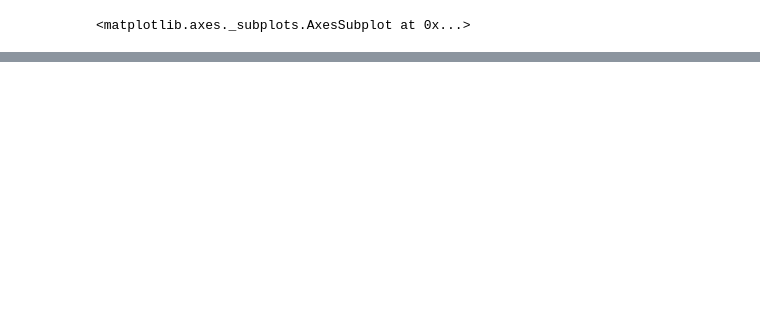
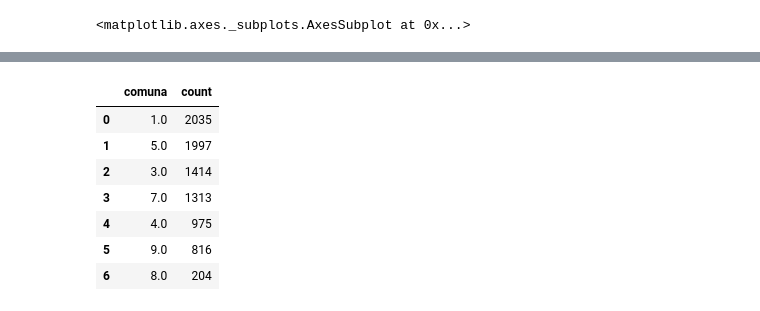
Before and after one commit to BrigliaAn/OrganizacionDeDatos, a Jupyter notebook: Tp1-Analisis-Exploratorio.ipynb, the cells around one changed output, grey strips where cells are left out. Saved outputs shown, nothing was run; the diff lists cells and outputs as text; code cells hidden in the pictures; blank space fills up the shorter version.

```diff
--- a/Tp1-Analisis-Exploratorio.ipynb
+++ b/Tp1-Analisis-Exploratorio.ipynb
@@ -551,0 +643,5 @@ s100.plot(x='surface_covered_in_m2',y='count',kind='scatter')#line
+# %%
+#g_barrio = total.groupby(['place_name','surface_covered_in_m2']).count().sort_values('id',ascending=False)['id']
+#g_barrio =
+g_barrio = total.groupby(['place_name']).count().sort_values('id',ascending=False)['id']
+g_barrio = g_barrio.reset_index().rename(columns={'id':'count'})
@@ -551,0 +694,5 @@ s100.plot(x='surface_covered_in_m2',y='count',kind='scatter')#line
+# %%
+g_barrio['comuna'] = g_barrio['place_name'].apply(set_comuna)
+g_barrio.head(3)
+#set_comuna('a')
+#a['place_name'][1]
@@ -551,0 +713,4 @@ s100.plot(x='surface_covered_in_m2',y='count',kind='scatter')#line
+# %%
+b_sur = g_barrio[(g_barrio['comuna'] > 0) & (g_barrio['comuna'] <= 9) & (g_barrio['comuna'] != 2) & (g_barrio['comuna'] != 6)]
+
+b_norte = g_barrio[(g_barrio['comuna'] >= 10) | (g_barrio['comuna'] == 2) | (g_barrio['comuna'] == 6)]
@@ -551,0 +729,12 @@ s100.plot(x='surface_covered_in_m2',y='count',kind='scatter')#line
+# %%
+bs_g = b_sur.sort_values(['count'],ascending=False).groupby('comuna').sum().sort_values('count',ascending=False).reset_index()
+bs_g
+# %% [output]
+|  | comuna | count |
+| 0 | 1.0 | 2035 |
+| 1 | 5.0 | 1997 |
+| 2 | 3.0 | 1414 |
+| 3 | 7.0 | 1313 |
+| 4 | 4.0 | 975 |
+| 5 | 9.0 | 816 |
+| 6 | 8.0 | 204 |
```
Also changed, not shown: parts of 24 cells of this notebook.
